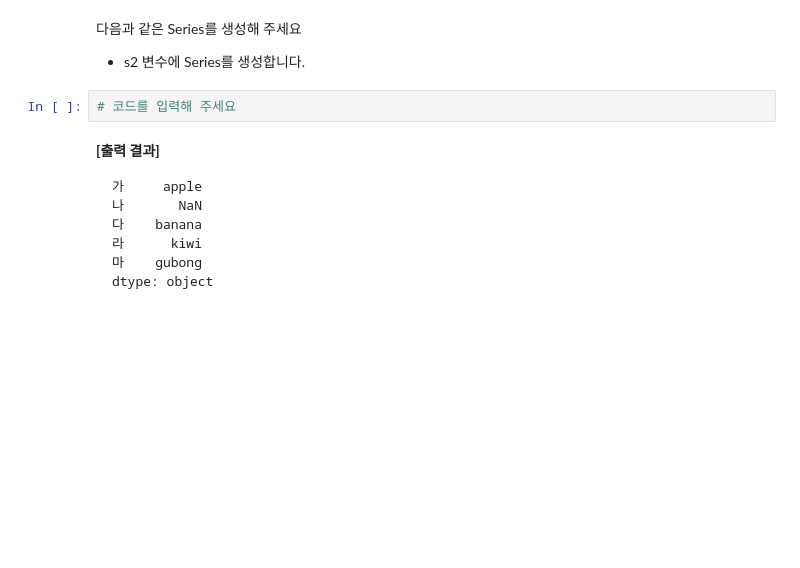
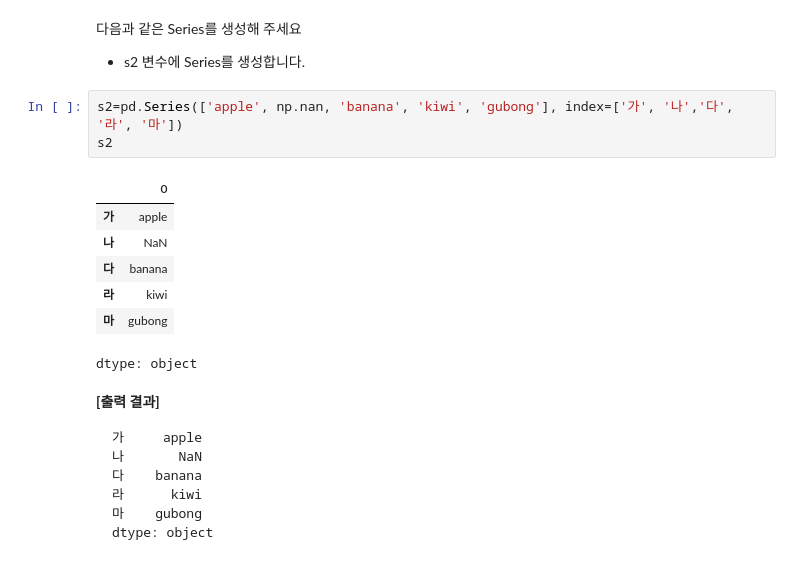
Before and after one commit to eunseo1015/AIEYES-DA, a Jupyter notebook: 05-Pandas/tutorial/01-pandas-자료구조-(실습).ipynb, the cells around one changed output. Saved outputs shown, nothing was run; the diff lists cells and outputs as text; blank space fills up the shorter version.

```diff
--- a/05-Pandas/tutorial/01-pandas-자료구조-(실습).ipynb
+++ b/05-Pandas/tutorial/01-pandas-자료구조-(실습).ipynb
@@ -184,8 +278,17 @@ dtype: float32</pre>
 다음과 같은 Series를 생성해 주세요
 
 - s2 변수에 Series를 생성합니다.
-# %%
-# 코드를 입력해 주세요
+# %%
+s2=pd.Series(['apple', np.nan, 'banana', 'kiwi', 'gubong'], index=['가', '나','다', '라', '마'])
+s2
+# %% [output]
+|  | 0 |
+| 가 | apple |
+| 나 | NaN |
+| 다 | banana |
+| 라 | kiwi |
+| 마 | gubong |
+dtype: object
 # %% [markdown]
 <p><strong>[출력 결과]</strong></p><pre>가     apple
 나       NaN
```
Also changed, not shown: parts of 71 cells of this notebook.
